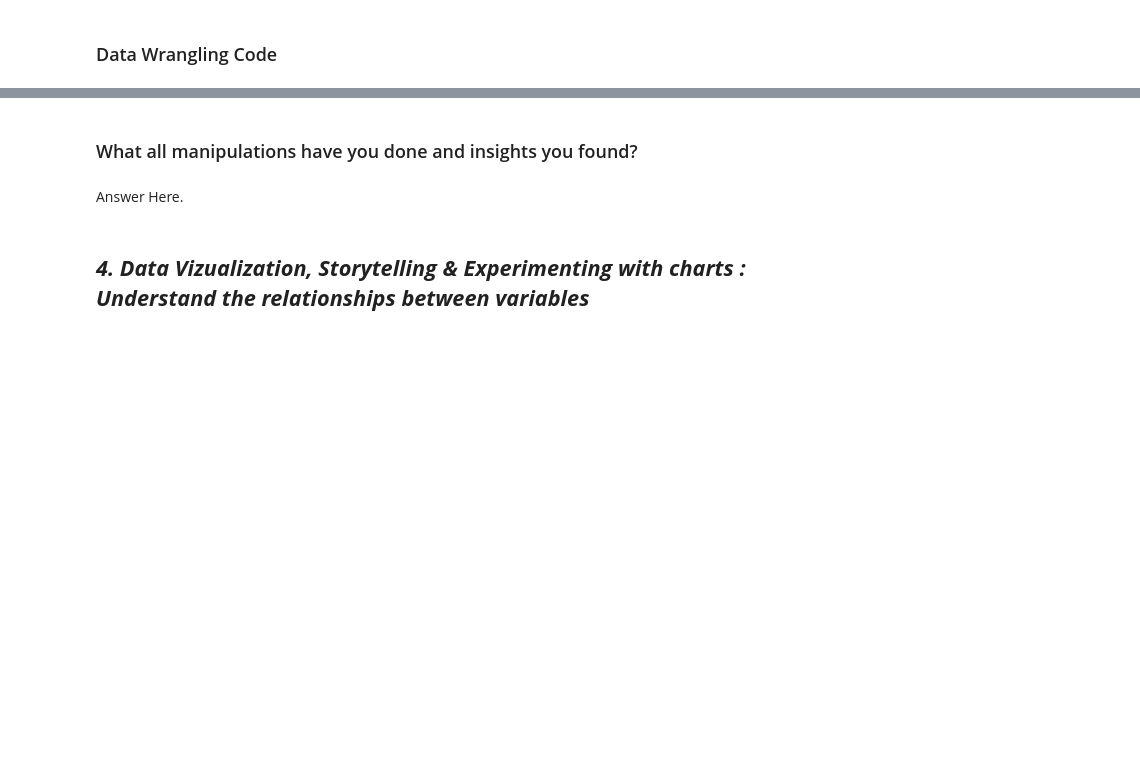
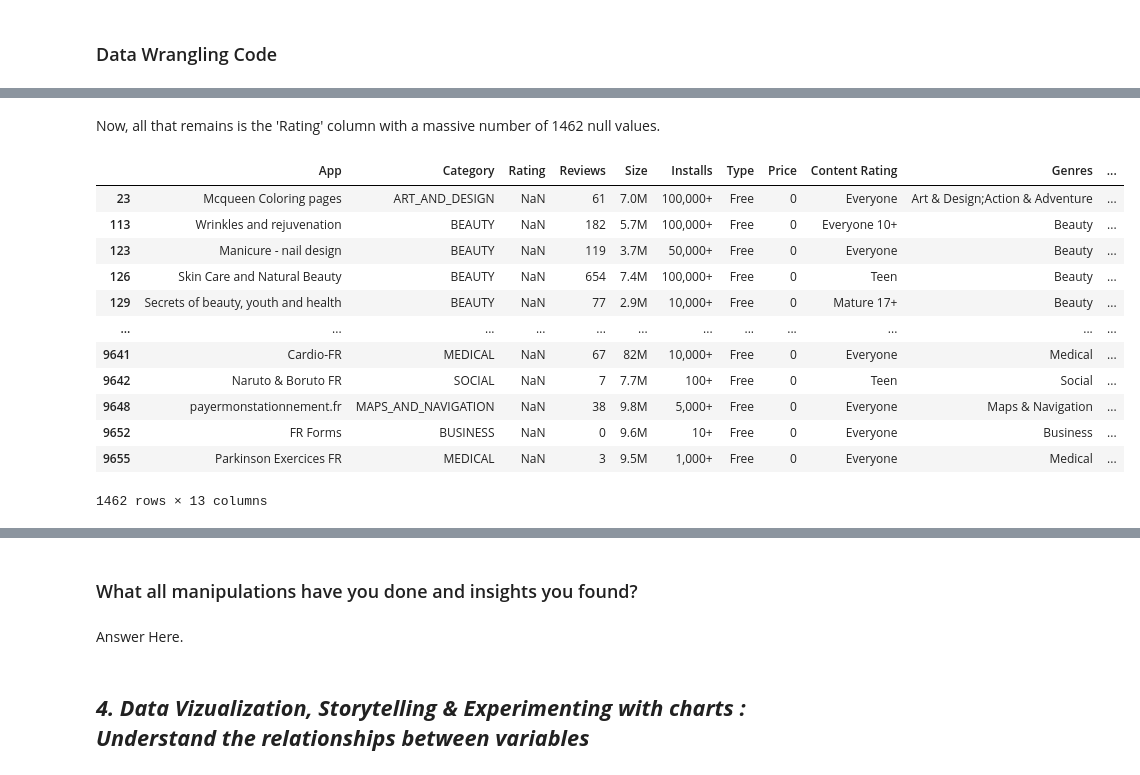
Before and after one commit to dipankarsahu1000/Play-Store-App-Review-Analysis, a Jupyter notebook: Play_Store_App_Review_Analysis.ipynb, the cells around one changed output, grey strips where cells are left out. Cells and saved outputs as stored; diff of their text form; code cells hidden in the pictures; blank space fills up the shorter version.

```diff
--- a/Play_Store_App_Review_Analysis.ipynb
+++ b/Play_Store_App_Review_Analysis.ipynb
@@ -455,0 +582,18 @@ The unique values for each the column in the User Reviews dataset:
+# %% [markdown]
+Now, all that remains is the 'Rating' column with a massive number of 1462 null values.
+# %%
+ps_df[ps_df["Rating"].isnull()]
+# %% [output]
+|  | App | Category | Rating | Reviews | Size | Installs | Type | Price | Content Rating | Genres | ... |
+| 23 | Mcqueen Coloring pages | ART_AND_DESIGN | NaN | 61 | 7.0M | 100,000+ | Free | 0 | Everyone | Art & Design;Action & Adventure | ... |
+| 113 | Wrinkles and rejuvenation | BEAUTY | NaN | 182 | 5.7M | 100,000+ | Free | 0 | Everyone 10+ | Beauty | ... |
+| 123 | Manicure - nail design | BEAUTY | NaN | 119 | 3.7M | 50,000+ | Free | 0 | Everyone | Beauty | ... |
+| 126 | Skin Care and Natural Beauty | BEAUTY | NaN | 654 | 7.4M | 100,000+ | Free | 0 | Teen | Beauty | ... |
+| 129 | Secrets of beauty, youth and health | BEAUTY | NaN | 77 | 2.9M | 10,000+ | Free | 0 | Mature 17+ | Beauty | ... |
+| ... | ... | ... | ... | ... | ... | ... | ... | ... | ... | ... | ... |
+| 9641 | Cardio-FR | MEDICAL | NaN | 67 | 82M | 10,000+ | Free | 0 | Everyone | Medical | ... |
+| 9642 | Naruto & Boruto FR | SOCIAL | NaN | 7 | 7.7M | 100+ | Free | 0 | Teen | Social | ... |
+| 9648 | payermonstationnement.fr | MAPS_AND_NAVIGATION | NaN | 38 | 9.8M | 5,000+ | Free | 0 | Everyone | Maps & Navigation | ... |
+| 9652 | FR Forms | BUSINESS | NaN | 0 | 9.6M | 10+ | Free | 0 | Everyone | Business | ... |
+| 9655 | Parkinson Exercices FR | MEDICAL | NaN | 3 | 9.5M | 1,000+ | Free | 0 | Everyone | Medical | ... |
+1462 rows × 13 columns
```
Also changed, not shown: parts of 48 cells of this notebook.
